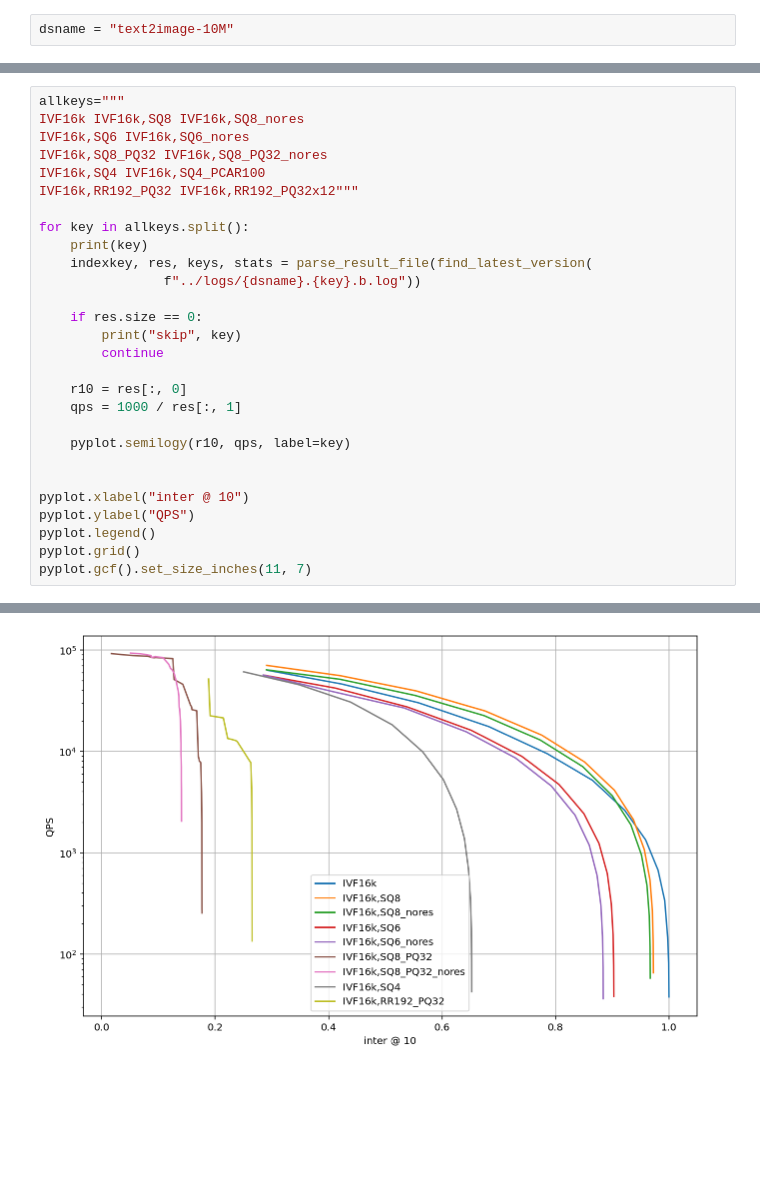
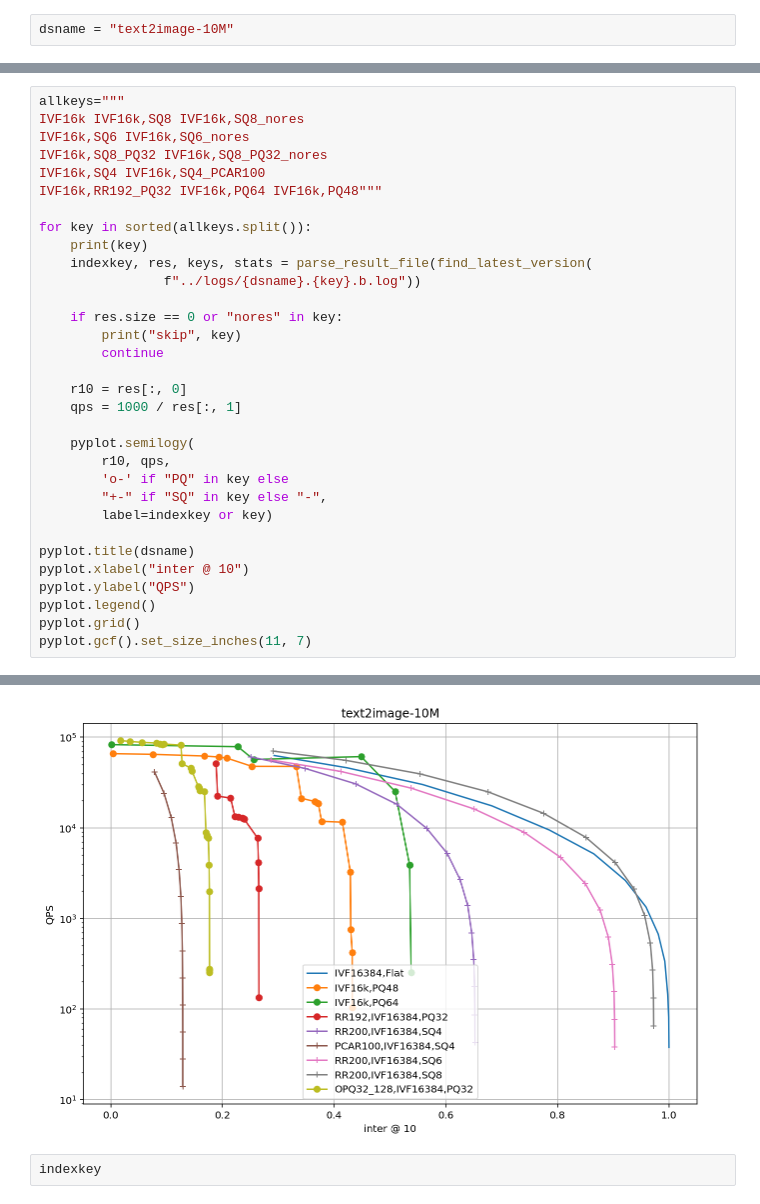
Before and after one commit to harsha-simhadri/big-ann-benchmarks, a Jupyter notebook: notebooks/eval_t2i_results.ipynb, the cells around one changed output, grey strips where cells are left out. Cells and saved outputs as stored; diff of their text form; blank space fills up the shorter version.

Commit message:
text2image experiments

```diff
--- a/notebooks/eval_t2i_results.ipynb
+++ b/notebooks/eval_t2i_results.ipynb
@@ -50,23 +50,27 @@ IVF16k IVF16k,SQ8 IVF16k,SQ8_nores
 IVF16k,SQ6 IVF16k,SQ6_nores
 IVF16k,SQ8_PQ32 IVF16k,SQ8_PQ32_nores
 IVF16k,SQ4 IVF16k,SQ4_PCAR100
-IVF16k,RR192_PQ32 IVF16k,RR192_PQ32x12"""
+IVF16k,RR192_PQ32 IVF16k,PQ64 IVF16k,PQ48"""
 
-for key in allkeys.split():
+for key in sorted(allkeys.split()):
     print(key)
     indexkey, res, keys, stats = parse_result_file(find_latest_version(
                 f"../logs/{dsname}.{key}.b.log"))
 
-    if res.size == 0:
+    if res.size == 0 or "nores" in key:
         print("skip", key)
         continue
 
     r10 = res[:, 0]
     qps = 1000 / res[:, 1]
 
-    pyplot.semilogy(r10, qps, label=key)
+    pyplot.semilogy(
+        r10, qps,
+        'o-' if "PQ" in key else
+        "+-" if "SQ" in key else "-",
+        label=indexkey or key)
 
-
+pyplot.title(dsname)
 pyplot.xlabel("inter @ 10")
 pyplot.ylabel("QPS")
 pyplot.legend()
@@ -89 +95,3 @@ skip IVF16k,RR192_PQ32x12
-[figure, old version]
+[figure, new version]
+# %%
+indexkey
```
Also changed, not shown: parts of 6 cells of this notebook, 4 other files.
